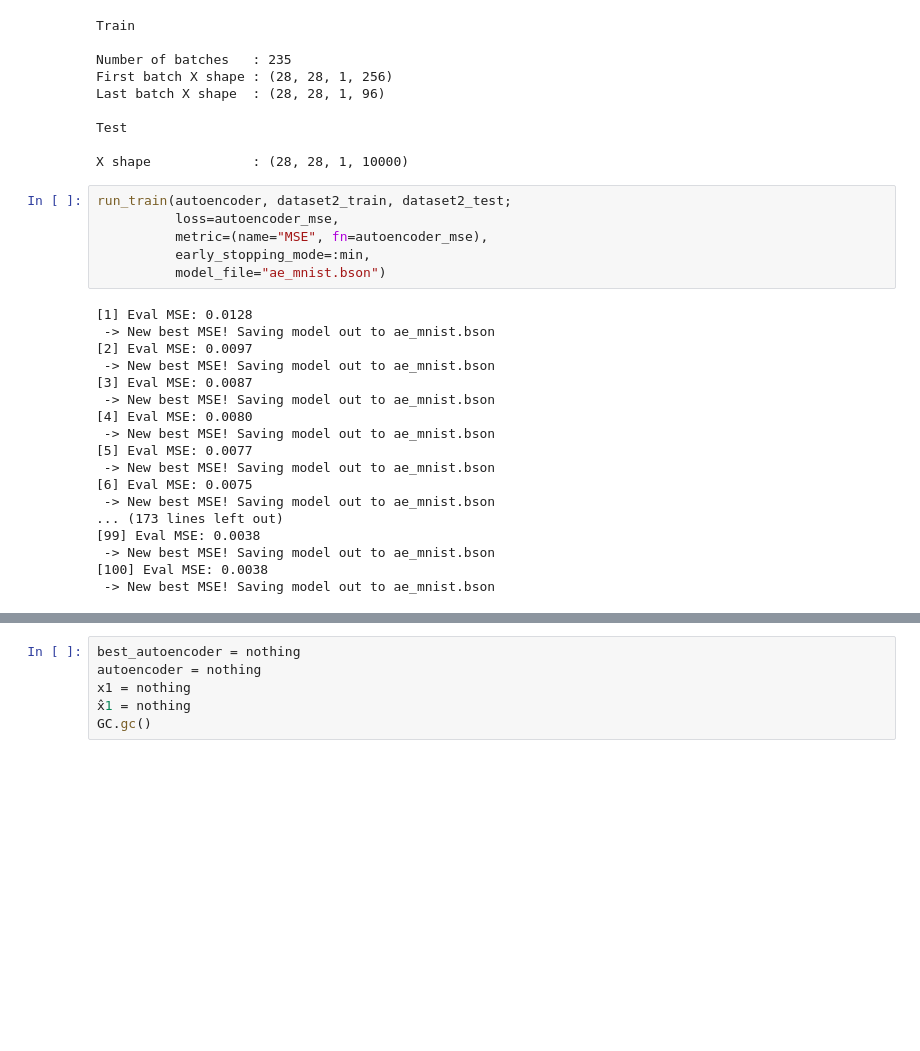
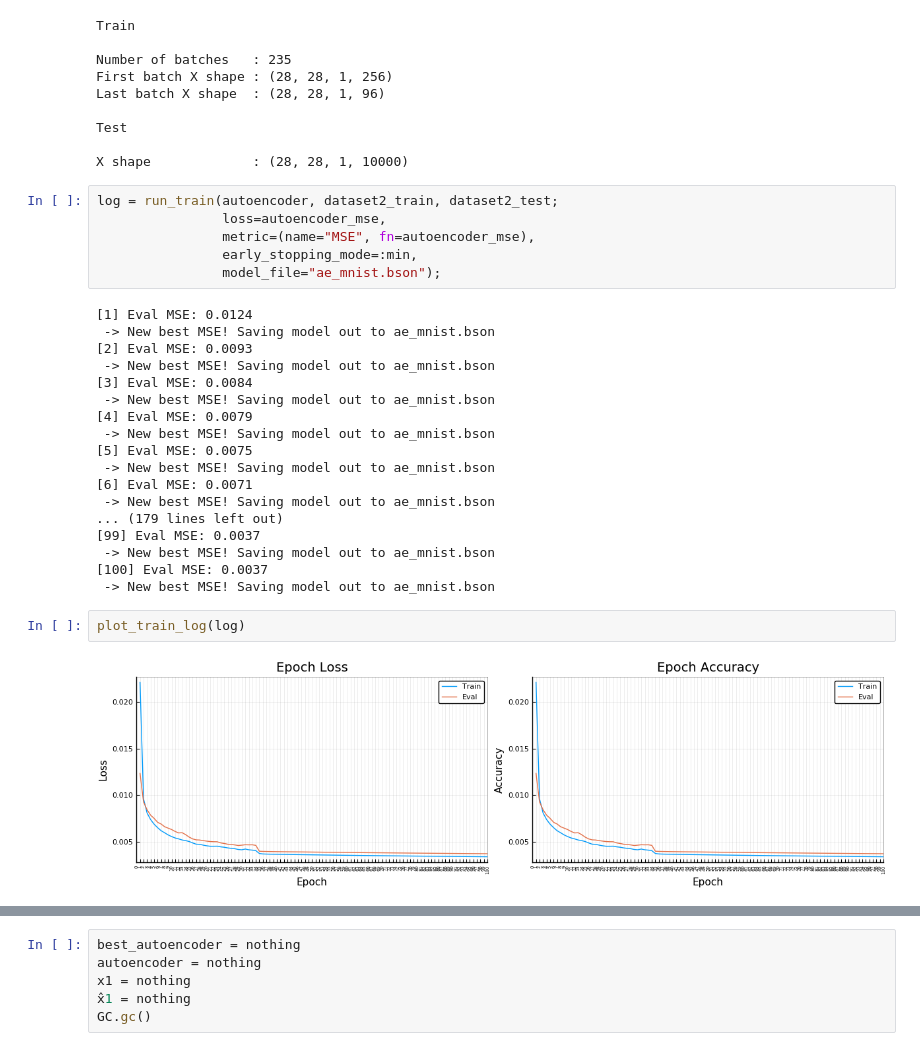
Before and after one commit to cirocavani/Pineapple, a Jupyter notebook: workspace/Julia - Deep Learning.ipynb, the cells around one changed output, grey strips where cells are left out. Saved outputs shown, nothing was run; the diff lists cells and outputs as text; blank space fills up the shorter version.

```diff
--- a/workspace/Julia - Deep Learning.ipynb
+++ b/workspace/Julia - Deep Learning.ipynb
@@ -610,29 +654,33 @@ Test
 
 X shape             : (28, 28, 1, 10000)
 # %%
-run_train(autoencoder, dataset2_train, dataset2_test;
-          loss=autoencoder_mse,
-          metric=(name="MSE", fn=autoencoder_mse),
-          early_stopping_mode=:min,
-          model_file="ae_mnist.bson")
+log = run_train(autoencoder, dataset2_train, dataset2_test;
+                loss=autoencoder_mse,
+                metric=(name="MSE", fn=autoencoder_mse),
+                early_stopping_mode=:min,
+                model_file="ae_mnist.bson");
 # %% [output]
-[1] Eval MSE: 0.0128
+[1] Eval MSE: 0.0124
  -> New best MSE! Saving model out to ae_mnist.bson
-[2] Eval MSE: 0.0097
+[2] Eval MSE: 0.0093
  -> New best MSE! Saving model out to ae_mnist.bson
-[3] Eval MSE: 0.0087
+[3] Eval MSE: 0.0084
  -> New best MSE! Saving model out to ae_mnist.bson
-[4] Eval MSE: 0.0080
+[4] Eval MSE: 0.0079
  -> New best MSE! Saving model out to ae_mnist.bson
-[5] Eval MSE: 0.0077
+[5] Eval MSE: 0.0075
  -> New best MSE! Saving model out to ae_mnist.bson
-[6] Eval MSE: 0.0075
+[6] Eval MSE: 0.0071
  -> New best MSE! Saving model out to ae_mnist.bson
-... (173 lines left out)
-[99] Eval MSE: 0.0038
+... (179 lines left out)
+[99] Eval MSE: 0.0037
  -> New best MSE! Saving model out to ae_mnist.bson
-[100] Eval MSE: 0.0038
+[100] Eval MSE: 0.0037
  -> New best MSE! Saving model out to ae_mnist.bson
+# %%
+plot_train_log(log)
+# %% [output]
+[figure, added]
 # %%
 best_autoencoder = load_model("ae_mnist.bson")
 evaluate(best_autoencoder, dataset2_test;
```
Also changed, not shown: parts of 17 cells of this notebook.
